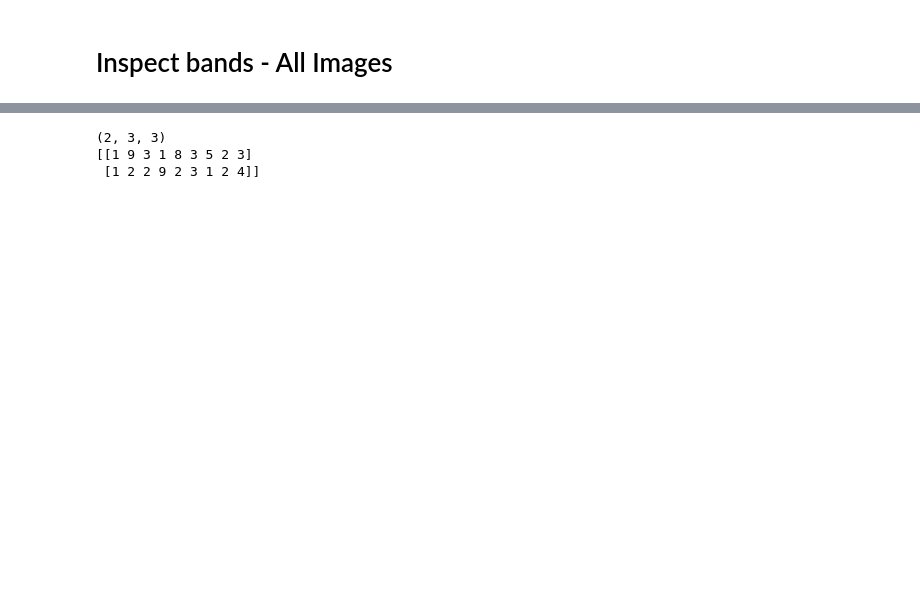
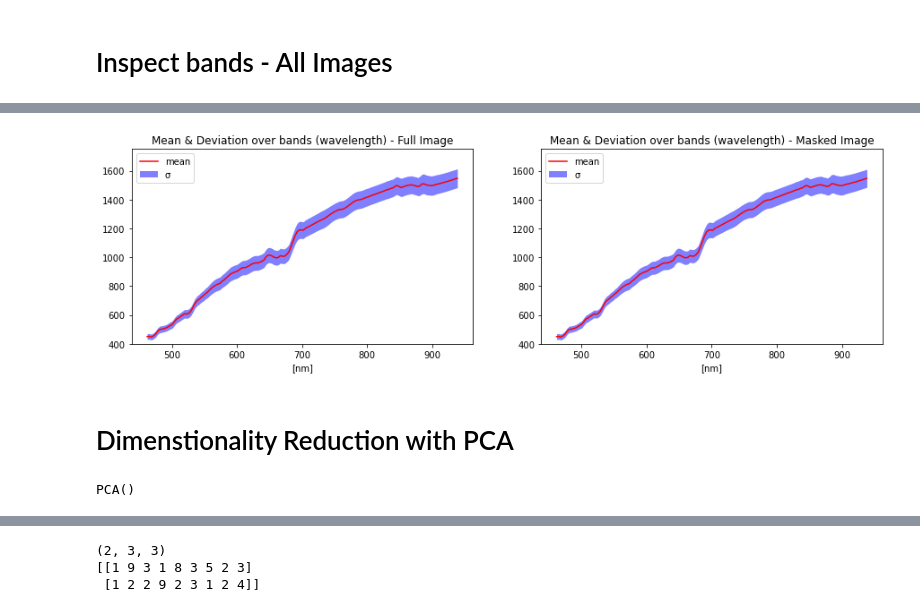
Before and after one commit to oakleighw/remote_sensing_hyperspectral_soil, a Jupyter notebook: dataset.ipynb, the cells around one changed output, grey strips where cells are left out. Saved outputs shown, nothing was run; the diff lists cells and outputs as text; code cells hidden in the pictures; blank space fills up the shorter version.

```diff
--- a/dataset.ipynb
+++ b/dataset.ipynb
@@ -207,9 +243,12 @@ for i in range (0,1732):
     with np.load(path) as npz:
         arr = np.ma.MaskedArray(**npz)
     reshapeRatio = (arr.shape[1])*(arr.shape[2])
-    newArr = arr.data.reshape(150, reshapeRatio)
+    newArr = np.transpose(arr.data.reshape(150, reshapeRatio))
+    newArrmasked = np.transpose(arr.reshape(150, reshapeRatio))
     if i == 0:
         allIms = newArr
+        allImsM = newArrmasked
     else:
-        np.hstack((allIms,newArr))
+        np.vstack((allIms,newArr))
+        np.vstack((allImsM,newArrmasked))
 # %%
@@ -241,0 +302,22 @@ plotBands(means,stds)
+# %%
+plt.figure(figsize=(15,4))
+plt.subplot(1, 2, 1)
+plt.ylim(400,1750)
+plotBands(means,stds,'Mean & Deviation over bands (wavelength) - Full Image')
+plt.subplot(1, 2, 2)
+plt.ylim(400,1750)
+plotBands(meansM,stdsM,'Mean & Deviation over bands (wavelength) - Masked Image')
+# %% [output]
+[figure, added]
+# %% [markdown]
+# Dimenstionality Reduction with PCA
+# %%
+from sklearn.decomposition import PCA
+pca = PCA()
+pca.fit(allImsM)#fitting all masked images
+fullImPca = PCA()
+fullImPca.fit(allIms)
+#PCA ran with all components kept
+#svd solver randomized/full
+# %% [output]
+PCA()
```
Also changed, not shown: parts of 34 cells of this notebook.
